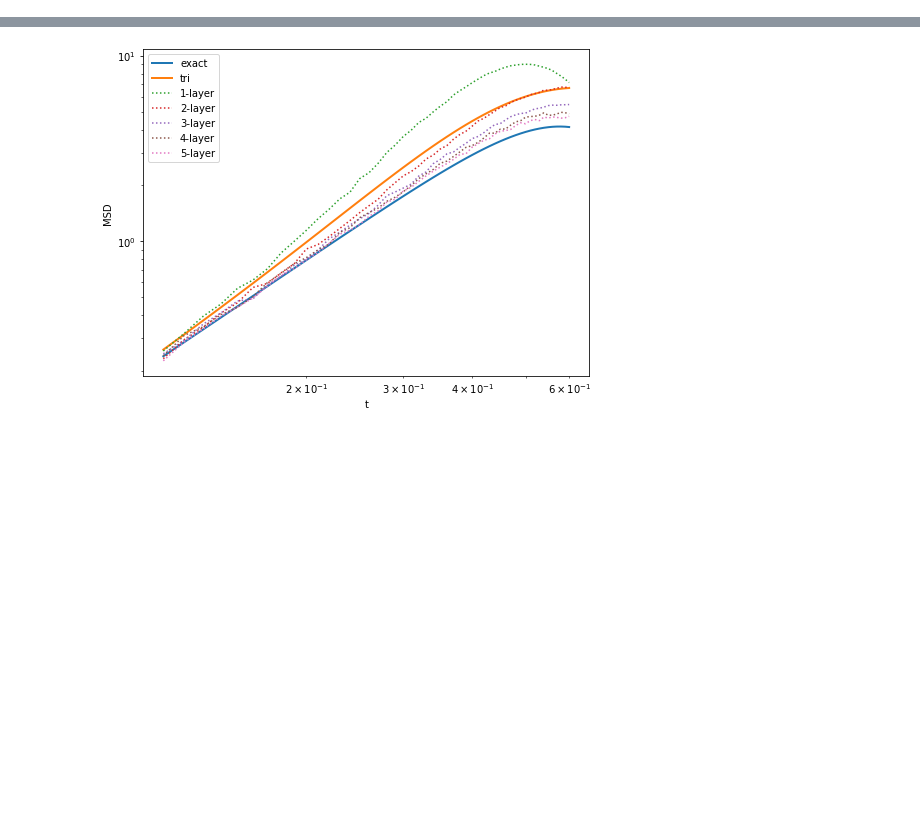
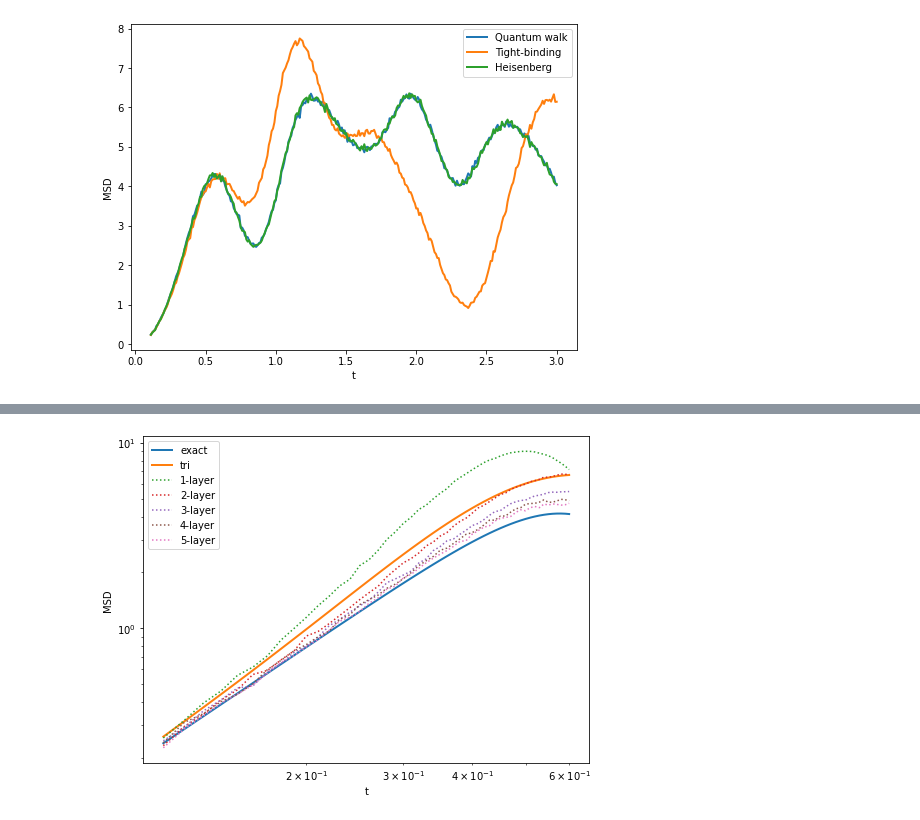
Before and after one commit to BStar14/quantum-walk-simulation, a Jupyter notebook: Analysis.ipynb, the cells around one changed output, grey strips where cells are left out. Cells and saved outputs as stored; diff of their text form; code cells hidden in the pictures; blank space fills up the shorter version.

```diff
--- a/Analysis.ipynb
+++ b/Analysis.ipynb
@@ -111,7 +111,7 @@ class WalkSystem:
             elif key == 'layers' and self.folder != 'exact/':
                 self._ly = f'{value}ly'
 
-        if self.sys == None or self._ly == None:
+        if self.name == None and (self.sys == None or self._ly == None):
             raise SyntaxError
 
         msd_list = []
@@ -199,3 +199,32 @@ t = np.linspace(dt, steps*dt, steps)
 order_dict = {2:0, 3:1, 4:2}
 length_dict = {3:0, 4:1, 7:2, 8:3, 15:4, 16:5}
 layer_dict = {1:0, 2:1, 3:2, 4:3, 5:4, 10:5}
+# %%
+folder = 'sim'
+network = 'dsg'
+ws = WalkSystem(folder, network, name='ibmq_qasm_simulator_dsg_3tqw_3.0s_10ly')
+data1 = ws.read_msd_list()
+ws = WalkSystem(folder, network, name='ibmq_qasm_simulator_dsg_3tqw_tb_3.0s_10ly')
+data2 = ws.read_msd_list()
+ws = WalkSystem(folder, network, name='ibmq_qasm_simulator_dsg_3tqw_Hb_3.0s_10ly')
+data3 = ws.read_msd_list()
+# %%
+si = 10
+sf = 300
+
+fig = plt.figure(figsize=(8, 6))
+linewidth = 2
+linestyle = '-'
+
+plt.plot(t[si:sf], data1[si:sf], linewidth=linewidth, linestyle=linestyle, label='Quantum walk')
+plt.plot(t[si:sf], data2[si:sf], linewidth=linewidth, linestyle=linestyle, label='Tight-binding')
+plt.plot(t[si:sf], data3[si:sf], linewidth=linewidth, linestyle=linestyle, label='Heisenberg')
+
+plt.legend()
+plt.xlabel("t")
+plt.ylabel("MSD")
+# plt.xscale("log")
+# plt.yscale("log")
+plt.show()
+# %% [output]
+[figure, added]
```
Also changed, not shown: parts of 2 cells of this notebook, 10 other files.
